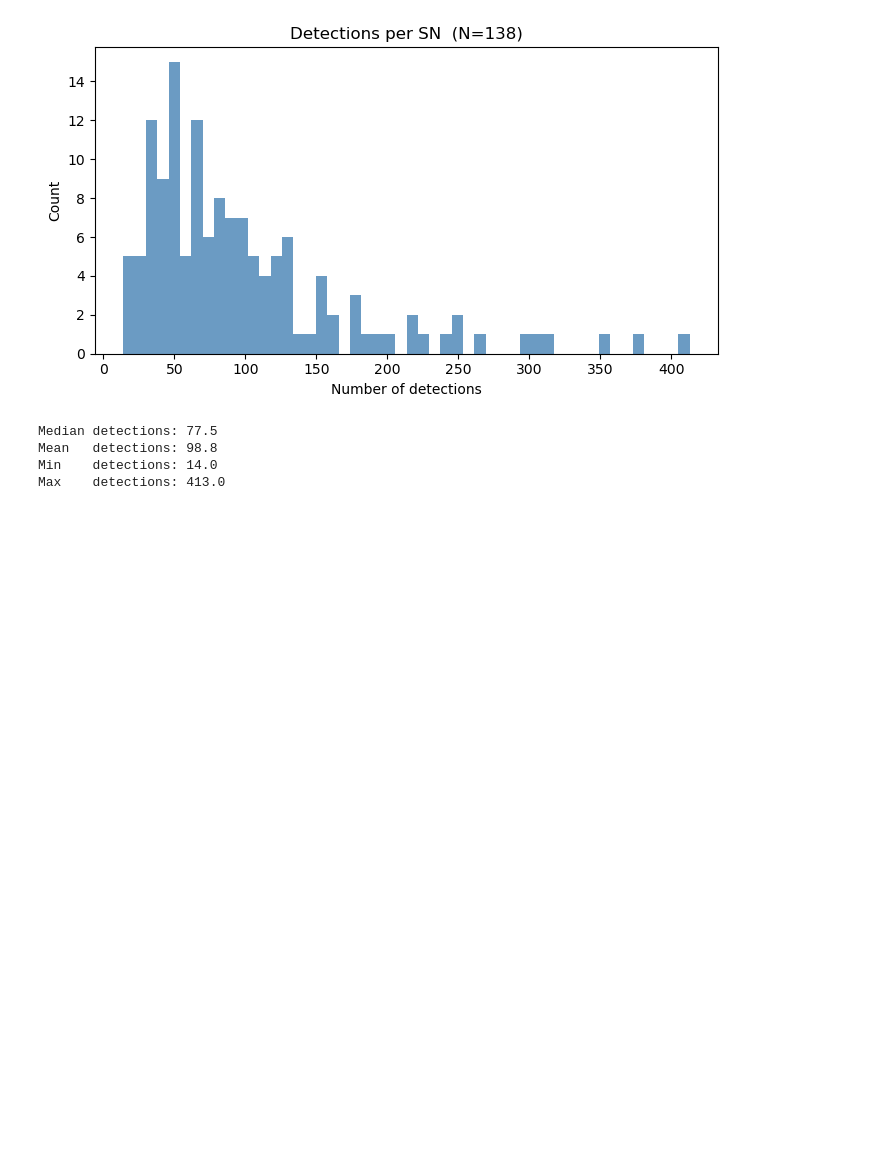
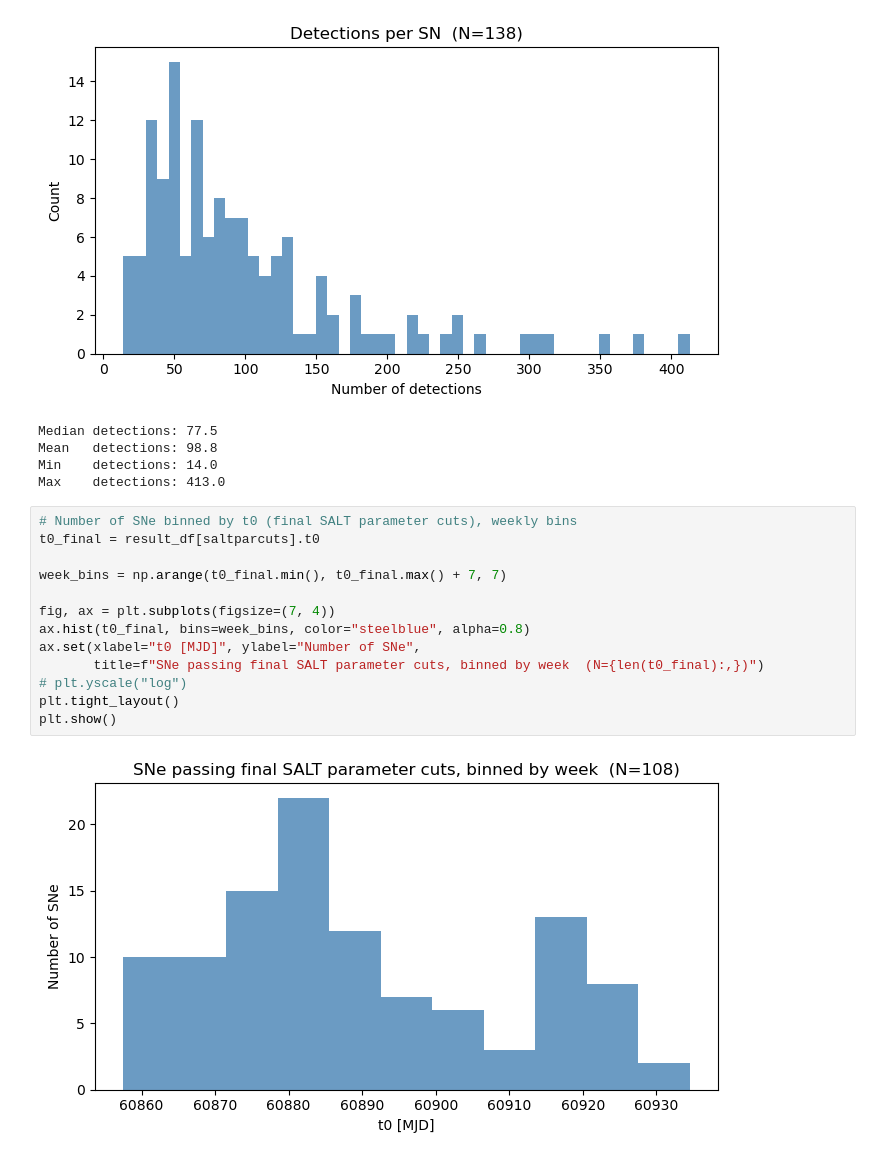
Before and after one commit to mi-dai/lightcurvelynx_rubin_dp2, a Jupyter notebook: dp2_sims_ddf.ipynb, the cells around one changed output. Drawn from its saved outputs; the diff is of its cells as text; blank space fills up the shorter version.

Commit message:
Add weekly-binned t0 histogram for final SALT-cut SNe
Plot the number of SNe passing final SALT parameter cuts, binned by week in t0. Also reflects updated execution counts from a fresh notebook run.

Co-Authored-By: Claude Sonnet 5 <noreply@anthropic.com>

```diff
--- a/dp2_sims_ddf.ipynb
+++ b/dp2_sims_ddf.ipynb
@@ -538,3 +538,18 @@ Median detections: 77.5
 Mean   detections: 98.8
 Min    detections: 14.0
 Max    detections: 413.0
+# %%
+# Number of SNe binned by t0 (final SALT parameter cuts), weekly bins
+t0_final = result_df[saltparcuts].t0
+
+week_bins = np.arange(t0_final.min(), t0_final.max() + 7, 7)
+
+fig, ax = plt.subplots(figsize=(7, 4))
+ax.hist(t0_final, bins=week_bins, color="steelblue", alpha=0.8)
+ax.set(xlabel="t0 [MJD]", ylabel="Number of SNe",
+       title=f"SNe passing final SALT parameter cuts, binned by week  (N={len(t0_final):,})")
+# plt.yscale("log")
+plt.tight_layout()
+plt.show()
+# %% [output]
+[figure, added]
```
